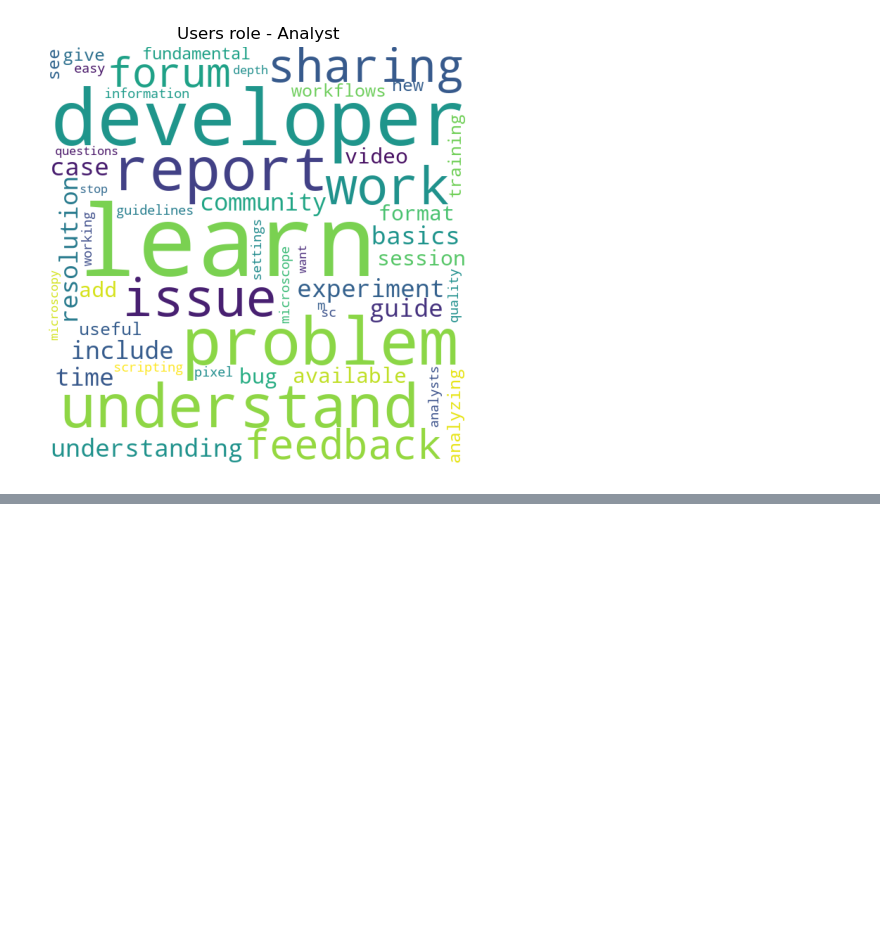
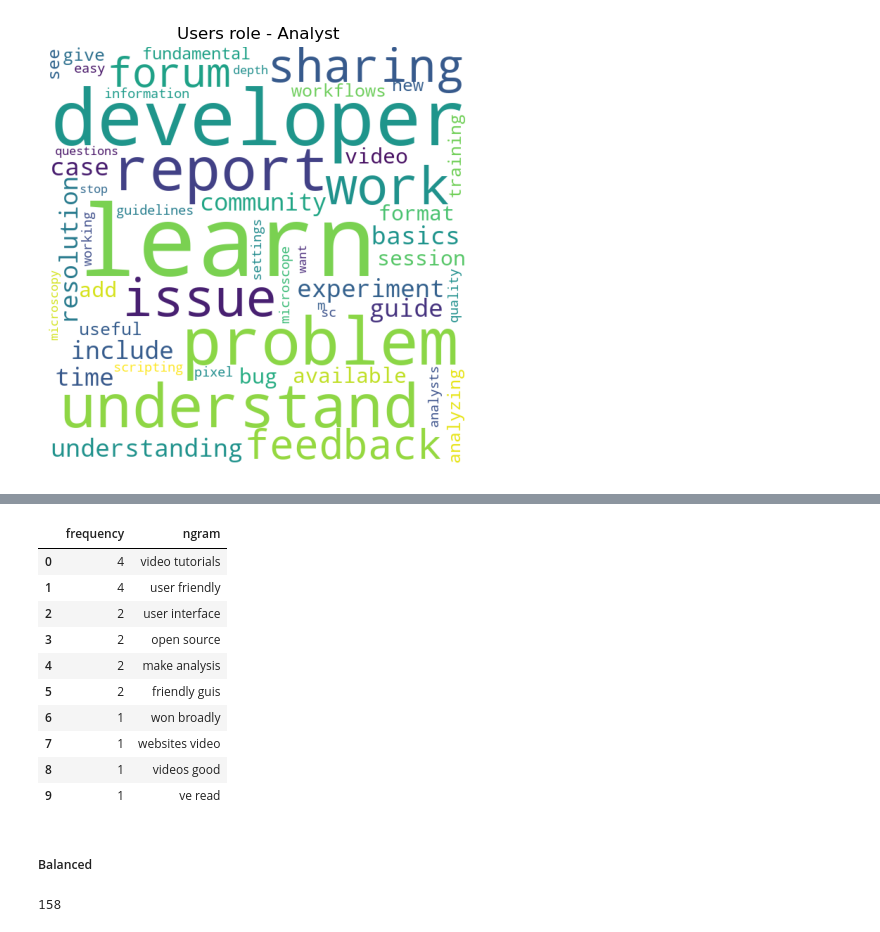
Before and after one commit to COBA-NIH/2023_ImageAnalysisSurvey, a Jupyter notebook: notebooks/Figure9.ipynb, the cells around one changed output, grey strips where cells are left out. Saved outputs shown, nothing was run; the diff lists cells and outputs as text; code cells hidden in the pictures; blank space fills up the shorter version.

```diff
--- a/notebooks/Figure9.ipynb
+++ b/notebooks/Figure9.ipynb
@@ -120,0 +200,2 @@ wordcloud_50(user_role_analyst["Users role - Analyst"], extra_stopwords=['tool',
+# %%
+creator_imaging_ngrams = ngrams_test(creator_imaging["Creators role-Imaging"], range=(2,2))
@@ -120,0 +206,14 @@ wordcloud_50(user_role_analyst["Users role - Analyst"], extra_stopwords=['tool',
+# %%
+creator_imaging_ngrams.head(10)
+# %% [output]
+|  | frequency | ngram |
+| 0 | 4 | video tutorials |
+| 1 | 4 | user friendly |
+| 2 | 2 | user interface |
+| 3 | 2 | open source |
+| 4 | 2 | make analysis |
+| 5 | 2 | friendly guis |
+| 6 | 1 | won broadly |
+| 7 | 1 | websites video |
+| 8 | 1 | videos good |
+| 9 | 1 | ve read |
@@ -120,0 +235,2 @@ wordcloud_50(user_role_analyst["Users role - Analyst"], extra_stopwords=['tool',
+# %% [markdown]
+##### Balanced
@@ -120,0 +239,4 @@ wordcloud_50(user_role_analyst["Users role - Analyst"], extra_stopwords=['tool',
+# %%
+len(creator_balanced['Creators role- Balanced'])
+# %% [output]
+158
```
Also changed, not shown: parts of 42 cells of this notebook, 15 other files.
